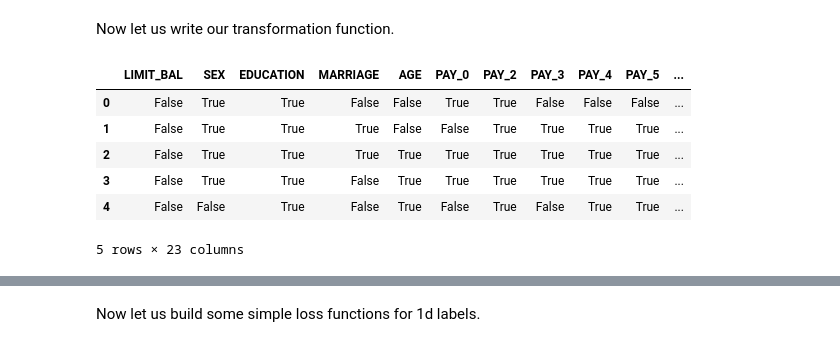
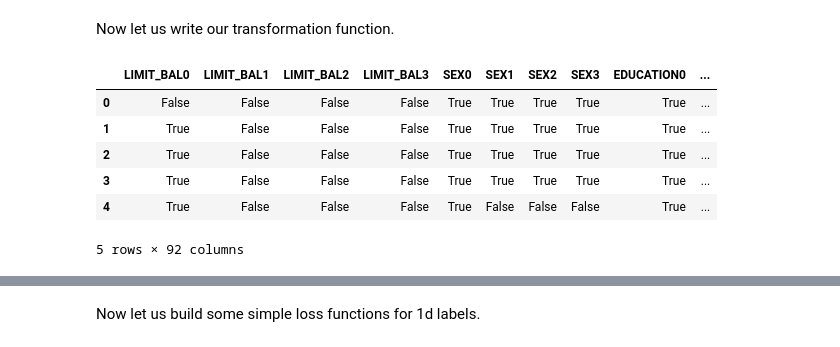
Before and after one commit to JustinNoel1/ML-Course, a Jupyter notebook: exercise-sessions/Session-11/Session-11.ipynb, the cells around one changed output, grey strips where cells are left out. Saved outputs shown, nothing was run; the diff lists cells and outputs as text; code cells hidden in the pictures.

```diff
--- a/exercise-sessions/Session-11/Session-11.ipynb
+++ b/exercise-sessions/Session-11/Session-11.ipynb
@@ -89,13 +72,23 @@ def bin_transform(df):
-# %%
-bin_transform(df).head()
-# %% [output]
-|  | LIMIT_BAL | SEX | EDUCATION | MARRIAGE | AGE | PAY_0 | PAY_2 | PAY_3 | PAY_4 | PAY_5 | ... |
-| 0 | False | True | True | False | False | True | True | False | False | False | ... |
-| 1 | False | True | True | True | False | False | True | True | True | True | ... |
-| 2 | False | True | True | True | True | True | True | True | True | True | ... |
-| 3 | False | True | True | False | True | True | True | True | True | True | ... |
-| 4 | False | False | True | False | True | False | True | False | True | True | ... |
-5 rows × 23 columns
+# %%
+class bin_transformer(object):
+
+    def __init__(self, df, num_quantiles = 2):
+        self.quantiles = [None]*(num_quantiles-1)
+        for ix,q in enumerate(np.linspace(1./num_quantiles,1.,num_quantiles-1)):
+            self.quantiles[ix] = df.quantile(q)
+
+
+    def transform(self, df):
+        new = pd.DataFrame()
+        fns = {}
+        for col_name in df.axes[1]:
+            for ix, q in enumerate(self.quantiles):
+                quart = q[col_name]
+                new[col_name+str(ix)] = (df[col_name] >= quart)
+                fns[col_name+str(ix)] =(col_name, lambda x: x[col_name]>=quart)
+        return new, fns
+# %%
+transformer = bin_transformer(df,5)
 # %%
-train_x_t = bin_transform(train_x)
+train_x_t, tr_fns = transformer.transform(train_x)
 # %%
@@ -102,0 +96,10 @@ test_x_t = bin_transform(test_x)
+# %%
+train_x_t.head()
+# %% [output]
+|  | LIMIT_BAL0 | LIMIT_BAL1 | LIMIT_BAL2 | LIMIT_BAL3 | SEX0 | SEX1 | SEX2 | SEX3 | EDUCATION0 | ... |
+| 0 | False | False | False | False | True | True | True | True | True | ... |
+| 1 | True | False | False | False | True | True | True | True | True | ... |
+| 2 | True | False | False | False | True | True | True | True | True | ... |
+| 3 | True | False | False | False | True | True | True | True | True | ... |
+| 4 | True | False | False | False | True | False | False | False | True | ... |
+5 rows × 92 columns
```
Also changed, not shown: parts of 18 cells of this notebook, 2 other files.
